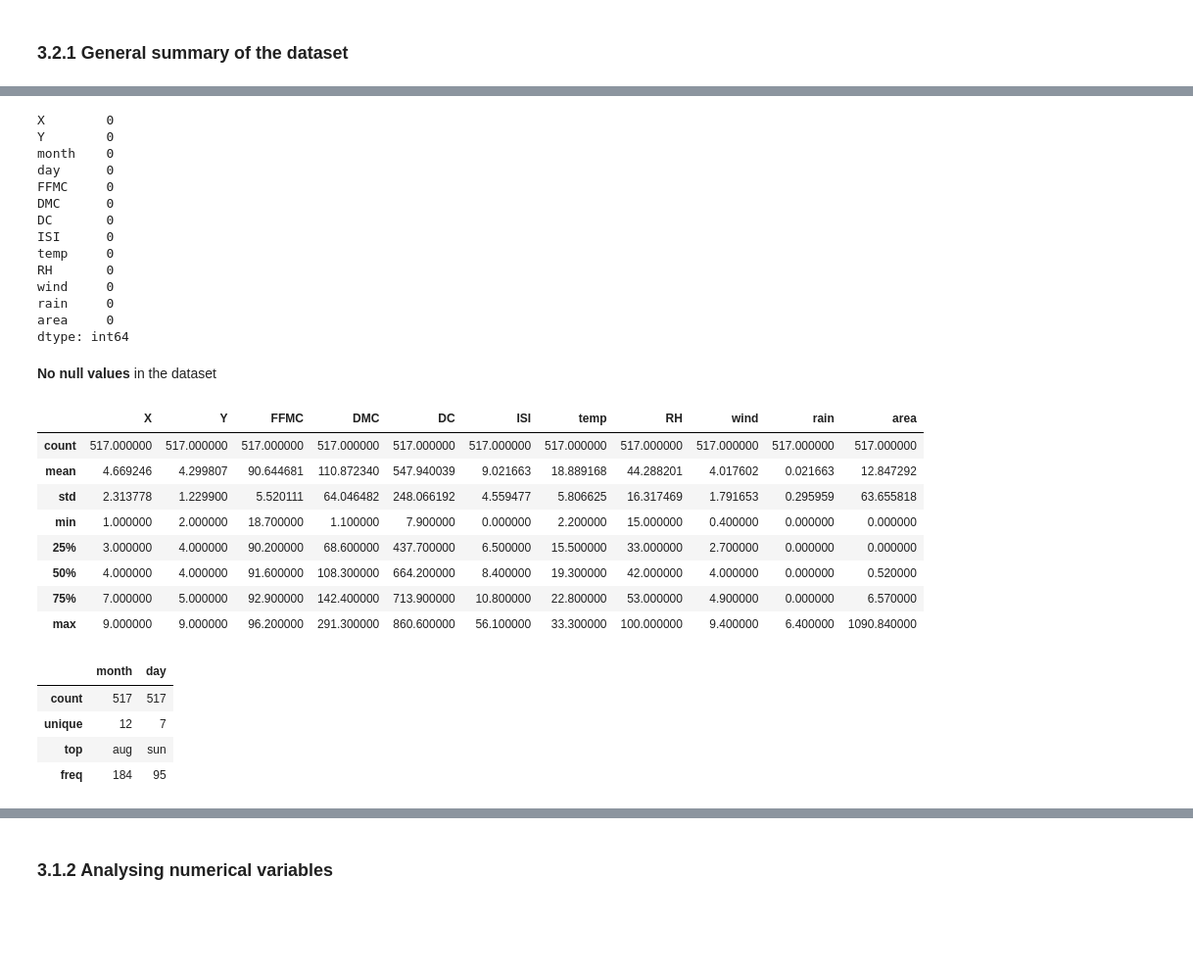
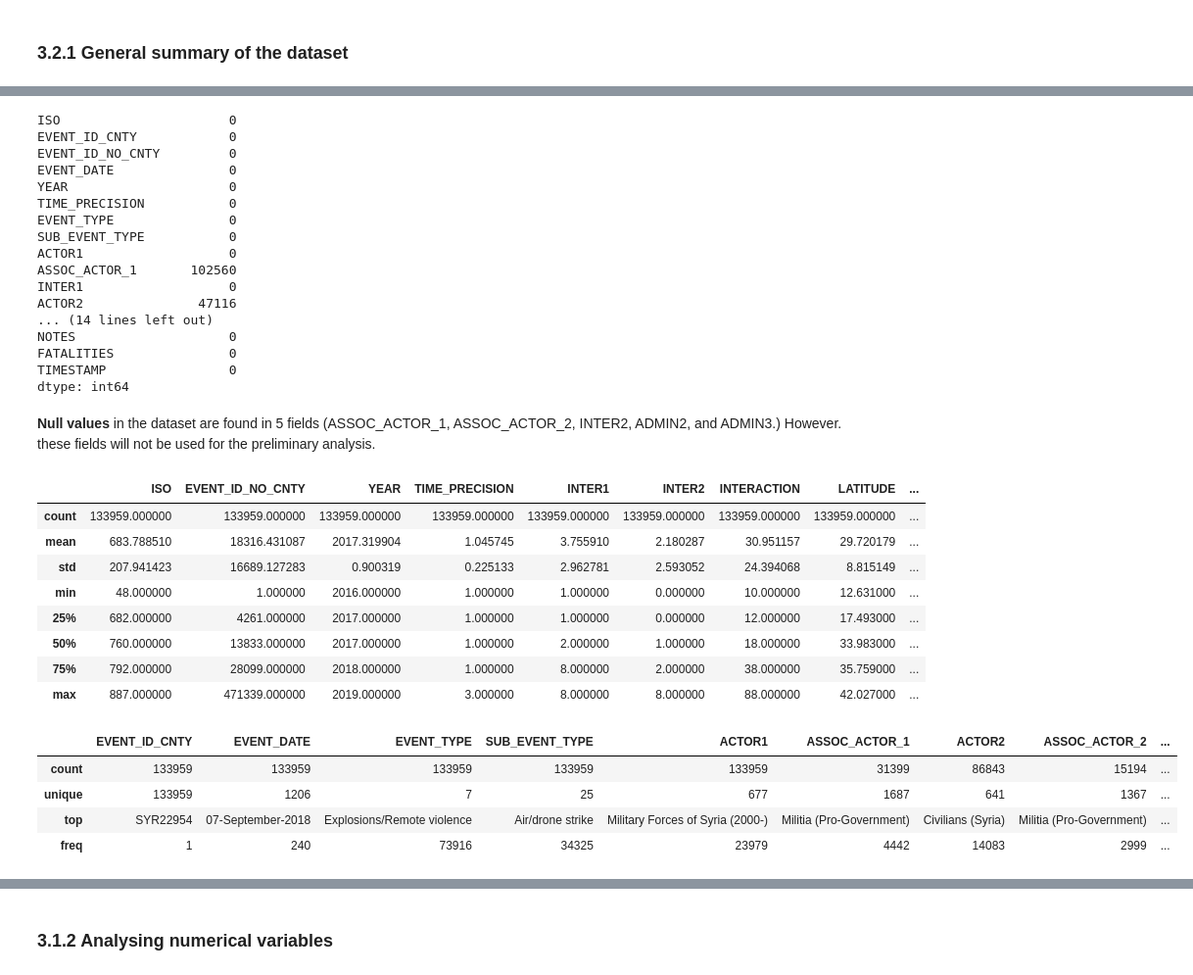
Before and after one commit to ashleysuiter/ashley_suiter_final_project, a Jupyter notebook: pt2.ipynb, the cells around one changed output, grey strips where cells are left out. Shown at 98% size. Cells and saved outputs as stored; diff of their text form; code cells hidden in the pictures; blank space fills up the shorter version.

Commit message:
Updating pt2.py to include my completed exploratory data analysis and initial model.

```diff
--- a/pt2.ipynb
+++ b/pt2.ipynb
@@ -18,0 +16,3 @@ forest_fire = pd.read_csv(file_path)
+# %%
+ACLED = pd.read_csv('C:/Users/Ashley/Desktop/General_Assembly/final_project-master/ashley_suiter_final_project/data/MiddleEast_2016-2019_Apr20.csv', encoding='latin-1', low_memory=False)
+ACLED.head()
@@ -106,42 +123,46 @@ forest_fire.tail()
 # %%
 # checking for null data
-forest_fire.isnull().sum()
+ACLED.isnull().sum()
 # %% [output]
-X        0
-Y        0
-month    0
-day      0
-FFMC     0
-DMC      0
-DC       0
-ISI      0
-temp     0
-RH       0
-wind     0
-rain     0
-area     0
+ISO                      0
+EVENT_ID_CNTY            0
+EVENT_ID_NO_CNTY         0
+EVENT_DATE               0
+YEAR                     0
+TIME_PRECISION           0
+EVENT_TYPE               0
+SUB_EVENT_TYPE           0
+ACTOR1                   0
+ASSOC_ACTOR_1       102560
+INTER1                   0
+ACTOR2               47116
+... (14 lines left out)
+NOTES                    0
+FATALITIES               0
+TIMESTAMP                0
 dtype: int64
-# %% [markdown]
-**No null values** in the dataset
+# %% [markdown]
+**Null values** in the dataset are found in 5 fields (ASSOC_ACTOR_1, ASSOC_ACTOR_2, INTER2, ADMIN2, and ADMIN3.)  However. these fields will not be used for the preliminary analysis.
+# %%
+# View a concise summary of data for modelling - numeric variables
+# This summary is not very useful because the variables are not relevent to the analysis
+ACLED.describe()
+# %% [output]
+|  | ISO | EVENT_ID_NO_CNTY | YEAR | TIME_PRECISION | INTER1 | INTER2 | INTERACTION | LATITUDE | ... |
+| count | 133959.000000 | 133959.000000 | 133959.000000 | 133959.000000 | 133959.000000 | 133959.000000 | 133959.000000 | 133959.000000 | ... |
+| mean | 683.788510 | 18316.431087 | 2017.319904 | 1.045745 | 3.755910 | 2.180287 | 30.951157 | 29.720179 | ... |
+| std | 207.941423 | 16689.127283 | 0.900319 | 0.225133 | 2.962781 | 2.593052 | 24.394068 | 8.815149 | ... |
+| min | 48.000000 | 1.000000 | 2016.000000 | 1.000000 | 1.000000 | 0.000000 | 10.000000 | 12.631000 | ... |
+| 25% | 682.000000 | 4261.000000 | 2017.000000 | 1.000000 | 1.000000 | 0.000000 | 12.000000 | 17.493000 | ... |
+| 50% | 760.000000 | 13833.000000 | 2017.000000 | 1.000000 | 2.000000 | 1.000000 | 18.000000 | 33.983000 | ... |
+| 75% | 792.000000 | 28099.000000 | 2018.000000 | 1.000000 | 8.000000 | 2.000000 | 38.000000 | 35.759000 | ... |
+| max | 887.000000 | 471339.000000 | 2019.000000 | 3.000000 | 8.000000 | 8.000000 | 88.000000 | 42.027000 | ... |
 # %%
-# View a concise summary of data for modelling - numeric variables
-forest_fire.describe()
+# View a concise summary of data for modelling - non-numeric variables
+ACLED.describe(include='object')
 # %% [output]
-|  | X | Y | FFMC | DMC | DC | ISI | temp | RH | wind | rain | area |
-| count | 517.000000 | 517.000000 | 517.000000 | 517.000000 | 517.000000 | 517.000000 | 517.000000 | 517.000000 | 517.000000 | 517.000000 | 517.000000 |
-| mean | 4.669246 | 4.299807 | 90.644681 | 110.872340 | 547.940039 | 9.021663 | 18.889168 | 44.288201 | 4.017602 | 0.021663 | 12.847292 |
-| std | 2.313778 | 1.229900 | 5.520111 | 64.046482 | 248.066192 | 4.559477 | 5.806625 | 16.317469 | 1.791653 | 0.295959 | 63.655818 |
-| min | 1.000000 | 2.000000 | 18.700000 | 1.100000 | 7.900000 | 0.000000 | 2.200000 | 15.000000 | 0.400000 | 0.000000 | 0.000000 |
-| 25% | 3.000000 | 4.000000 | 90.200000 | 68.600000 | 437.700000 | 6.500000 | 15.500000 | 33.000000 | 2.700000 | 0.000000 | 0.000000 |
-| 50% | 4.000000 | 4.000000 | 91.600000 | 108.300000 | 664.200000 | 8.400000 | 19.300000 | 42.000000 | 4.000000 | 0.000000 | 0.520000 |
-| 75% | 7.000000 | 5.000000 | 92.900000 | 142.400000 | 713.900000 | 10.800000 | 22.800000 | 53.000000 | 4.900000 | 0.000000 | 6.570000 |
-| max | 9.000000 | 9.000000 | 96.200000 | 291.300000 | 860.600000 | 56.100000 | 33.300000 | 100.000000 | 9.400000 | 6.400000 | 1090.840000 |
+|  | EVENT_ID_CNTY | EVENT_DATE | EVENT_TYPE | SUB_EVENT_TYPE | ACTOR1 | ASSOC_ACTOR_1 | ACTOR2 | ASSOC_ACTOR_2 | ... |
+| count | 133959 | 133959 | 133959 | 133959 | 133959 | 31399 | 86843 | 15194 | ... |
+| unique | 133959 | 1206 | 7 | 25 | 677 | 1687 | 641 | 1367 | ... |
+| top | SYR22954 | 07-September-2018 | Explosions/Remote violence | Air/drone strike | Military Forces of Syria (2000-) | Militia (Pro-Government) | Civilians (Syria) | Militia (Pro-Government) | ... |
+| freq | 1 | 240 | 73916 | 34325 | 23979 | 4442 | 14083 | 2999 | ... |
-# %%
-# View a concise summary of data for modelling - non-numeric variables
-forest_fire.describe(include='object')
-# %% [output]
-|  | month | day |
-| count | 517 | 517 |
-| unique | 12 | 7 |
-| top | aug | sun |
-| freq | 184 | 95 |
```
Also changed, not shown: parts of 96 cells of this notebook.
